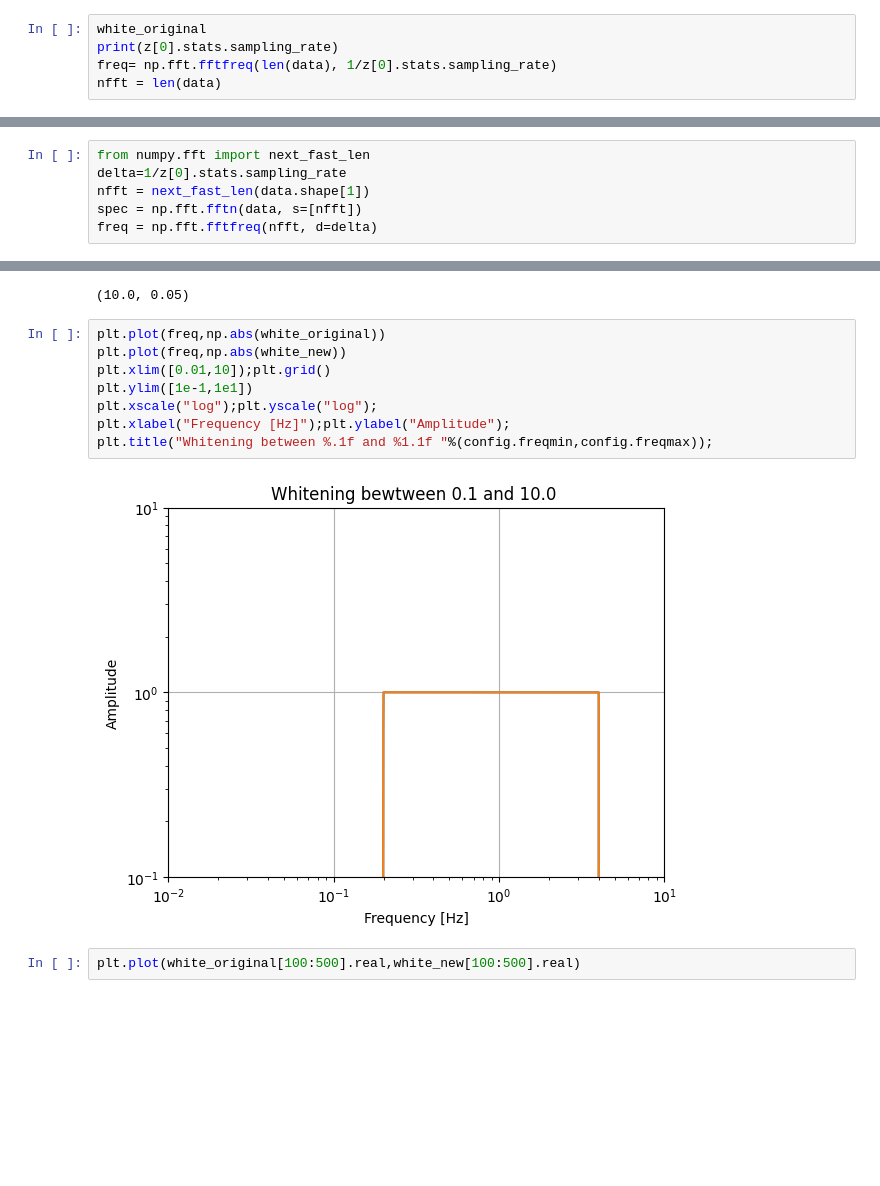
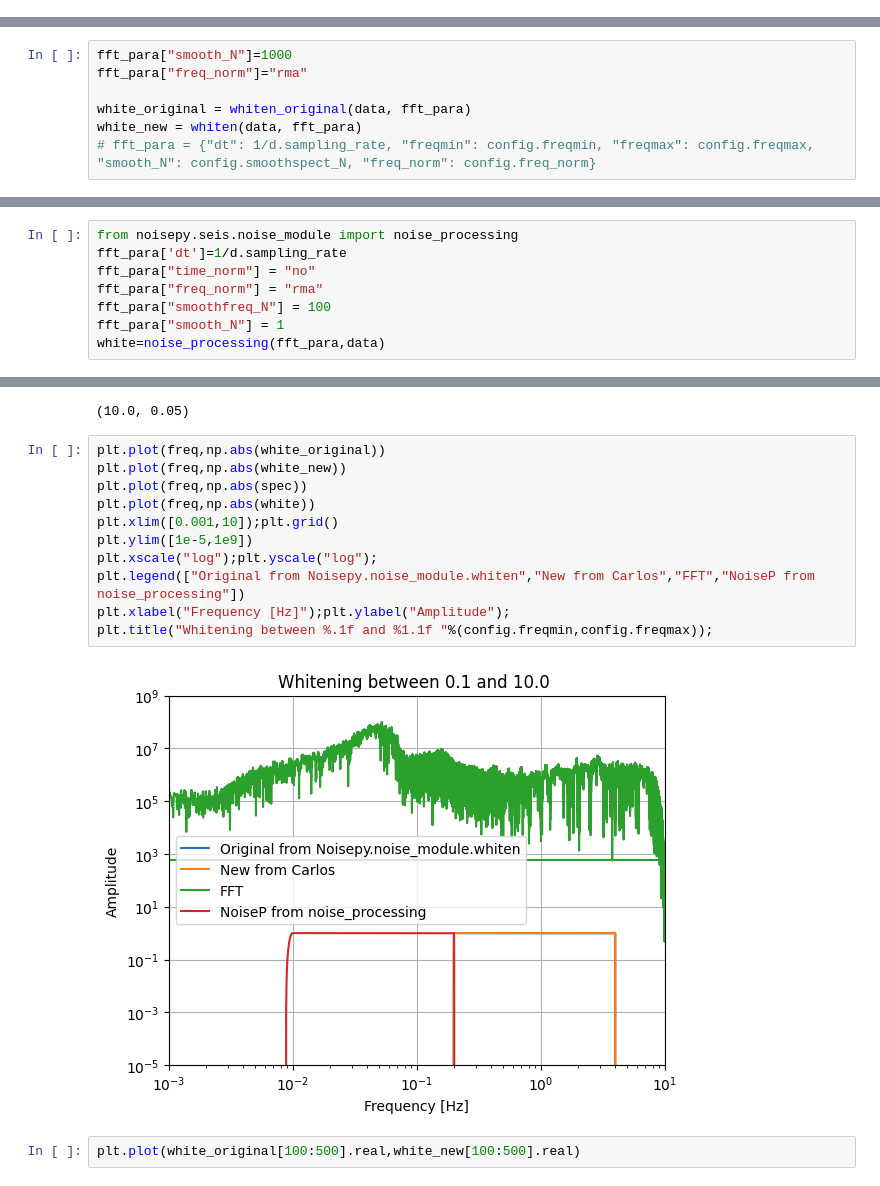
Before and after one commit to noisepy/NoisePy, a Jupyter notebook: tutorials/test_whiten.ipynb, the cells around one changed output, grey strips where cells are left out. Cells and saved outputs as stored; diff of their text form; blank space fills up the shorter version.

```diff
--- a/tutorials/test_whiten.ipynb
+++ b/tutorials/test_whiten.ipynb
@@ -325,5 +506,0 @@ white_new = whiten(data, fft_para)
-# %%
-white_original
-print(z[0].stats.sampling_rate)
-freq= np.fft.fftfreq(len(data), 1/z[0].stats.sampling_rate)
-nfft = len(data)
@@ -331,0 +516,7 @@ nfft = len(data)
+# %%
+fft_para["smooth_N"]=1000
+fft_para["freq_norm"]="rma"
+
+white_original = whiten_original(data, fft_para)
+white_new = whiten(data, fft_para)
+# fft_para = {"dt": 1/d.sampling_rate, "freqmin": config.freqmin, "freqmax": config.freqmax, "smooth_N": config.smoothspect_N, "freq_norm": config.freq_norm}
@@ -332,8 +552,2 @@ nfft = len(data)
 # %% [markdown]
 Redo the whitening itself
-# %%
-from numpy.fft import next_fast_len
-delta=1/z[0].stats.sampling_rate
-nfft = next_fast_len(data.shape[1])
-spec = np.fft.fftn(data, s=[nfft])
-freq = np.fft.fftfreq(nfft, d=delta)
@@ -343,3 +555,11 @@ ImportError: cannot import name 'next_fast_len' from 'numpy.fft' (/Users/marined
 data.shape,freq.shape
 # %% [output]
 ((1728000,), (1728000,))
+# %%
+from noisepy.seis.noise_module import noise_processing
+fft_para['dt']=1/d.sampling_rate
+fft_para["time_norm"] = "no"
+fft_para["freq_norm"] = "rma"
+fft_para["smoothfreq_N"] = 100
+fft_para["smooth_N"] = 1
+white=noise_processing(fft_para,data)
@@ -358,13 +582,16 @@ config.freqmax,config.freqmin
 # %%
 plt.plot(freq,np.abs(white_original))
 plt.plot(freq,np.abs(white_new))
-plt.xlim([0.01,10]);plt.grid()
-plt.ylim([1e-1,1e1])
+plt.plot(freq,np.abs(spec))
+plt.plot(freq,np.abs(white))
+plt.xlim([0.001,10]);plt.grid()
+plt.ylim([1e-5,1e9])
 plt.xscale("log");plt.yscale("log");
+plt.legend(["Original from Noisepy.noise_module.whiten","New from Carlos","FFT","NoiseP from noise_processing"])
 plt.xlabel("Frequency [Hz]");plt.ylabel("Amplitude");
 plt.title("Whitening between %.1f and %1.1f "%(config.freqmin,config.freqmax));
 # %% [output]
-[figure, old version]
+[figure, new version]
 # %%
 plt.plot(white_original[100:500].real,white_new[100:500].real)
 # %% [output]
```
Also changed, not shown: parts of 16 cells of this notebook, 1 other file.
